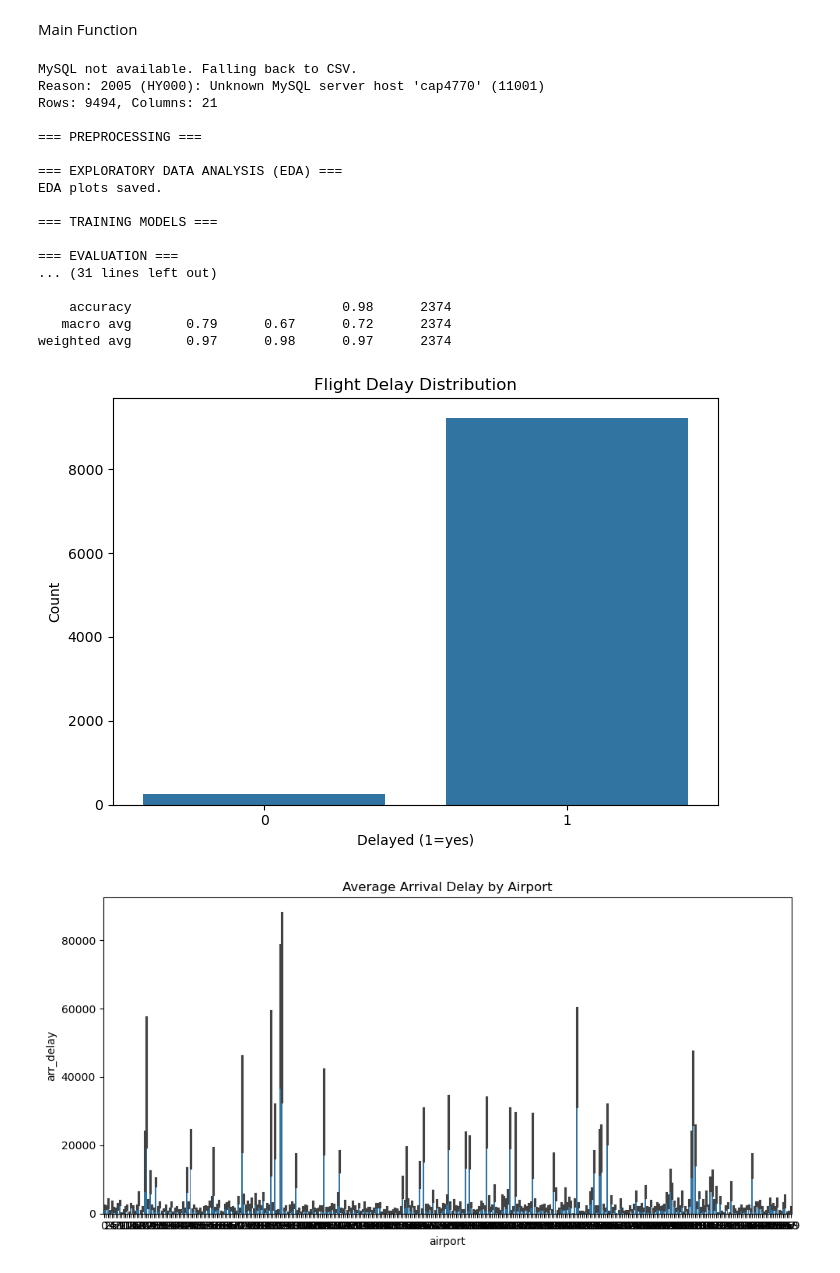
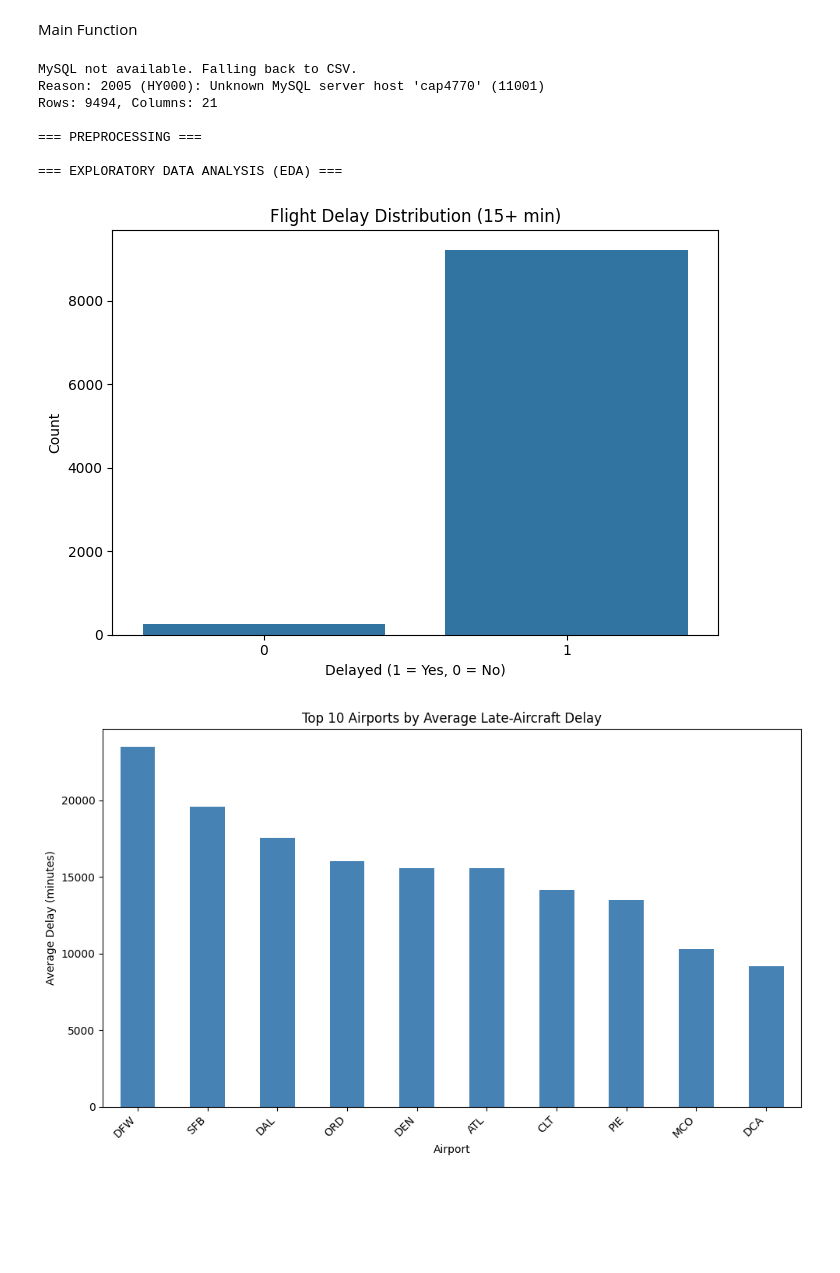
Before and after one commit to RyanBlankenbeker/CAP4770_final_project, a Jupyter notebook: Flight_Delay_SQL.ipynb, the cells around one changed output. Saved outputs shown, nothing was run; the diff lists cells and outputs as text; code cells hidden in the pictures; blank space fills up the shorter version.

Commit message:
More Meaningful Data.
I updated our visuals and Models to have more meaningful data. Kenyen, I think the SQL part that you got working is in another file, please combine and let us know.

```diff
--- a/Flight_Delay_SQL.ipynb
+++ b/Flight_Delay_SQL.ipynb
@@ -39,16 +39,20 @@ import pandas as pd
 from sklearn.preprocessing import LabelEncoder
 
 def preprocess_data(df):
-
     df = df.copy()
 
     # Drop rows with all missing values
     df.dropna(how="all", inplace=True)
     df.fillna(0, inplace=True)
 
+    # Preserve readable airport & carrier names for plots
+    if "airport" in df.columns:
+        df["airport_str"] = df["airport"].astype(str)
+    if "carrier_name" in df.columns:
+        df["carrier_name_str"] = df["carrier_name"].astype(str)
 
-    # Label Encoding for categorical columns
-    cat_cols = ["carrier", "carrier_name", "airport", "airport_name"]
+    # Label Encoding for categorical columns used in models
+    cat_cols = ["carrier", "carrier_name", "airport"]
     encoder = LabelEncoder()
 
     for col in cat_cols:
@@ -59,7 +63,6 @@ def preprocess_data(df):
 
 
 def create_delay_label(df):
-
     df["delayed"] = df["arr_del15"].apply(lambda x: 1 if x >= 1 else 0)
     return df
 # %% [markdown]
@@ -164,42 +294,36 @@ def main():
 
     except Exception as e:
         print("\nMySQL not available. Falling back to CSV.")
         print("Reason:", e)
         df = load_flight_data("Airline_Delay_Cause.csv")
 
     print("\n=== PREPROCESSING ===")
     df = preprocess_data(df)
     df = create_delay_label(df)
 
     print("\n=== EXPLORATORY DATA ANALYSIS (EDA) ===")
     run_eda(df)
 
     print("\n=== TRAINING MODELS ===")
     models, X_test, y_test = train_models(df)
 
     print("\n=== EVALUATION ===")
     evaluate_models(models, X_test, y_test)
 
+    print("\n=== ANOMALY DETECTION ===")
+    run_dbscan_flight_anomaly_detection(df)
+
+
 
 if __name__ == "__main__":
     main()
 # %% [output]
 MySQL not available. Falling back to CSV.
 Reason: 2005 (HY000): Unknown MySQL server host 'cap4770' (11001)
 Rows: 9494, Columns: 21
 
 === PREPROCESSING ===
 
 === EXPLORATORY DATA ANALYSIS (EDA) ===
-EDA plots saved.
-
-=== TRAINING MODELS ===
-
-=== EVALUATION ===
-... (31 lines left out)
-
-    accuracy                           0.98      2374
-   macro avg       0.79      0.67      0.72      2374
-weighted avg       0.97      0.98      0.97      2374
-[figure, old version]
+[figure, new version]
-[figure, old version]
+[figure, new version]
```
Also changed, not shown: parts of 4 cells of this notebook.
